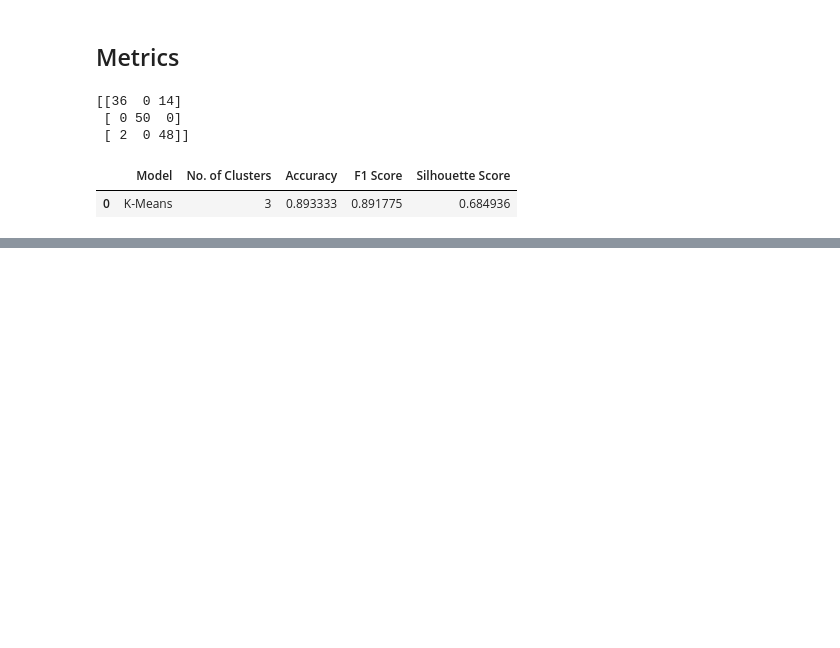
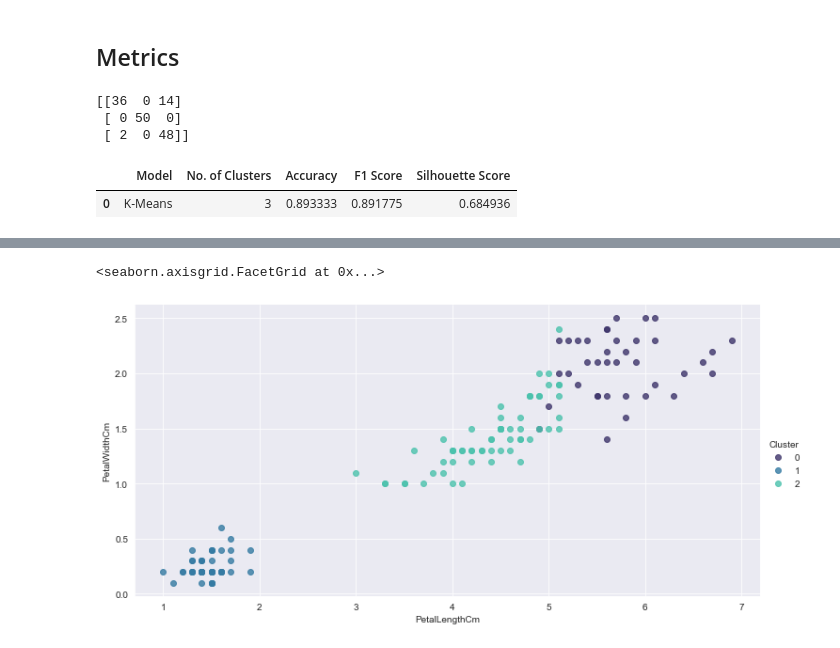
Before and after one commit to abphilip-work/Sparks, a Jupyter notebook: T2/T2.ipynb, the cells around one changed output, grey strips where cells are left out. Drawn from its saved outputs; the diff is of its cells as text; code cells hidden in the pictures; blank space fills up the shorter version.

```diff
--- a/T2/T2.ipynb
+++ b/T2/T2.ipynb
@@ -185,0 +195,7 @@ allen3.head()
+# %%
+sns.set_style('darkgrid')
+sns.lmplot('PetalLengthCm', 'PetalWidthCm', data=allen, hue='Cluster',
+           palette='mako', size=5, aspect=2, fit_reg=False)
+# %% [output]
+<seaborn.axisgrid.FacetGrid at 0x...>
+[figure, added]
```
Also changed, not shown: parts of 2 cells of this notebook.
